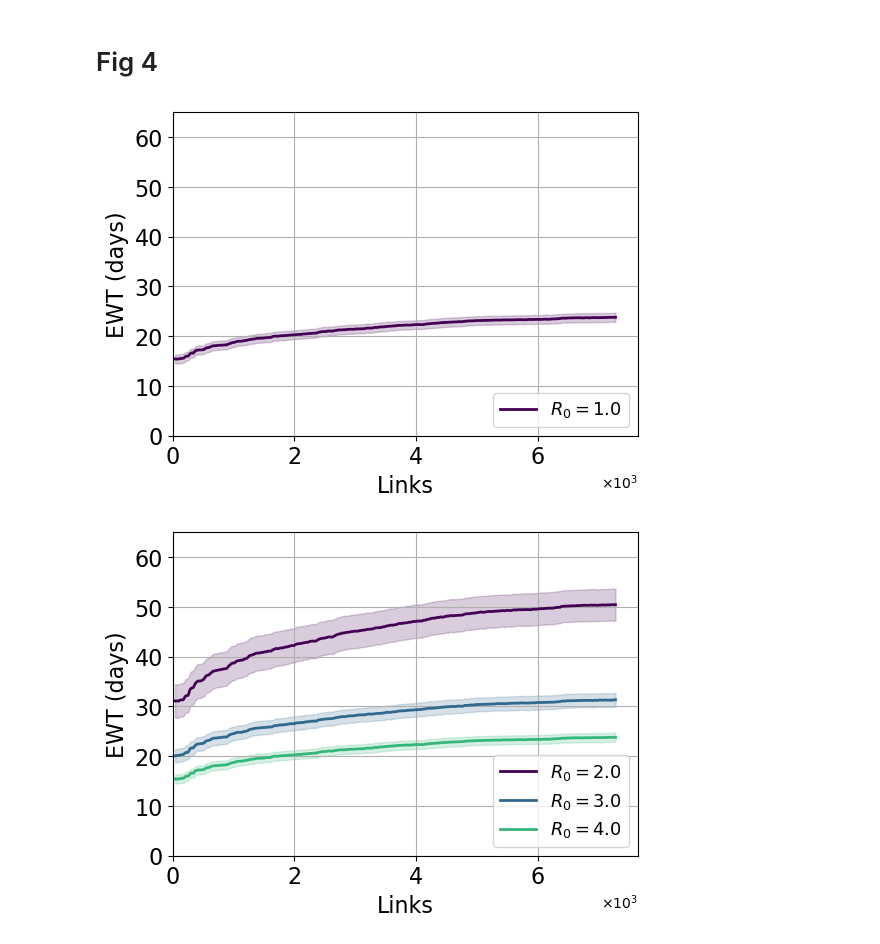
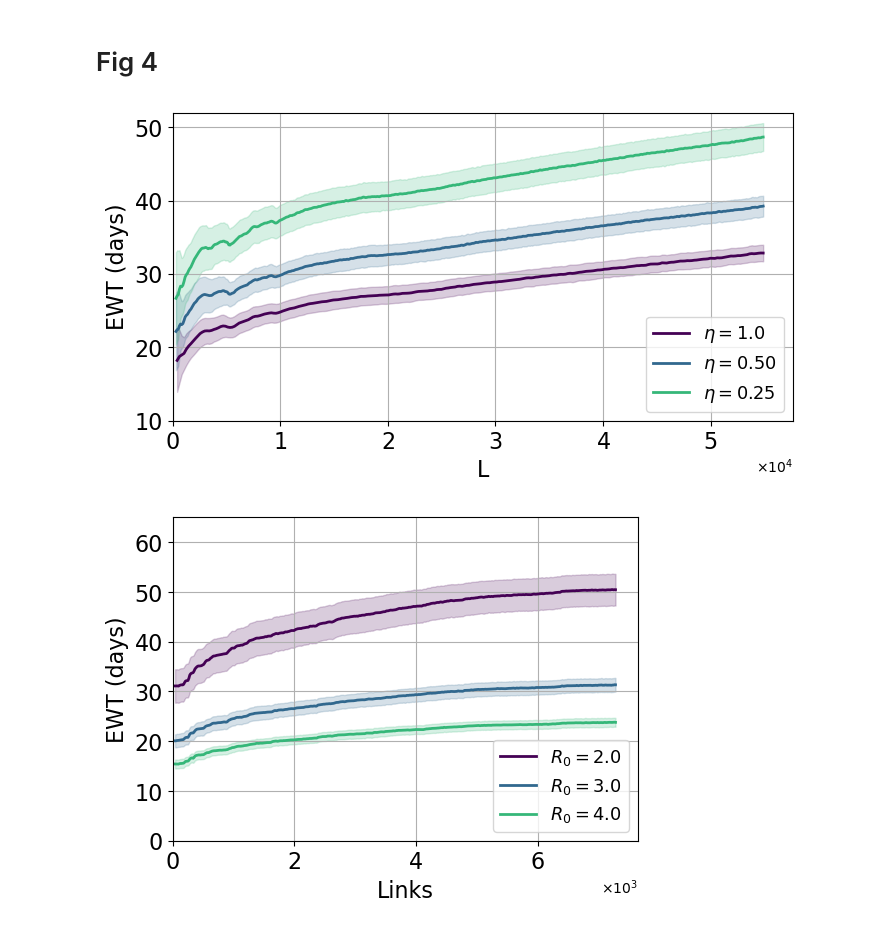
Before and after one commit to PabloValgaRuiz/control23, a Jupyter notebook: figs_aug24(sensitivity).ipynb, the cells around one changed output. Cells and saved outputs as stored; diff of their text form; code cells hidden in the pictures.

```diff
--- a/figs_aug24(sensitivity).ipynb
+++ b/figs_aug24(sensitivity).ipynb
@@ -220,11 +220,11 @@ def plot_EWT_etas(ax, name):
     betastr = '4,0'
     for i,etastr in enumerate(etas):
         try:
-            heatmap = pd.read_csv('times/out/' + name + f'_{20}k_120d_p_1,0nu_{etastr}_beta_' + betastr +
+            heatmap = pd.read_csv('times/out/' + name + f'_{20}k_60d_p_1,0nu_{etastr}_beta_' + betastr +
                                 '.txt', sep='\t')
         except:
             try:
-                heatmap = pd.read_csv('times/out/' + name + f'_{20}k_60d_p_1,0nu_{etastr}_beta_' + betastr +
+                heatmap = pd.read_csv('times/out/' + name + f'_{20}k_120d_p_1,0nu_{etastr}_beta_' + betastr +
                                 '.txt', sep='\t')
             except:
                 continue
@@ -238,20 +238,20 @@ def plot_EWT_etas(ax, name):
         ax.fill_between(x=heatmap['links'], y1=heatmap['time']+ 1*heatmap['time_error'], y2=heatmap['time']-1*heatmap['time_error'], color=color, alpha=0.2)
 
     ax.legend(fontsize=label_size*0.8, loc = 'lower right')
-    ax.set_xlabel('Links', size=label_size)
+    ax.set_xlabel('L', size=label_size)
     ax.set_ylabel('EWT (days)', size=label_size)
     ax.tick_params(labelsize=label_size)
     ax.set_xlim(0,)
-    ax.set_ylim(0,65)
+    ax.set_ylim(10,52)
     ax.grid('True')
     ax.ticklabel_format(axis='x', style='sci', scilimits=(0,0), useMathText=True)
 # %%
-fig,ax=plt.subplots(figsize=(6,4.2))
-name = 'austin'
+fig,ax=plt.subplots(figsize=(8,4))
+name = 'bogota'
 plot_EWT_etas(ax, name)
-# fig.savefig(f'figures/figs_aug24/times/{name}_p_1,0_beta_4,0.pdf', bbox_inches='tight')
+fig.savefig(f'figures/figs_aug24/times/{name}_p_1,0_beta_4,0_etas.png', bbox_inches='tight')
 # %% [output]
-[figure, old version]
+[figure, new version]
 # %%
 fig,ax=plt.subplots(figsize=(6,4.2))
 name = 'austin'
```
Also changed, not shown: parts of 1 cell of this notebook, 2 other files.
